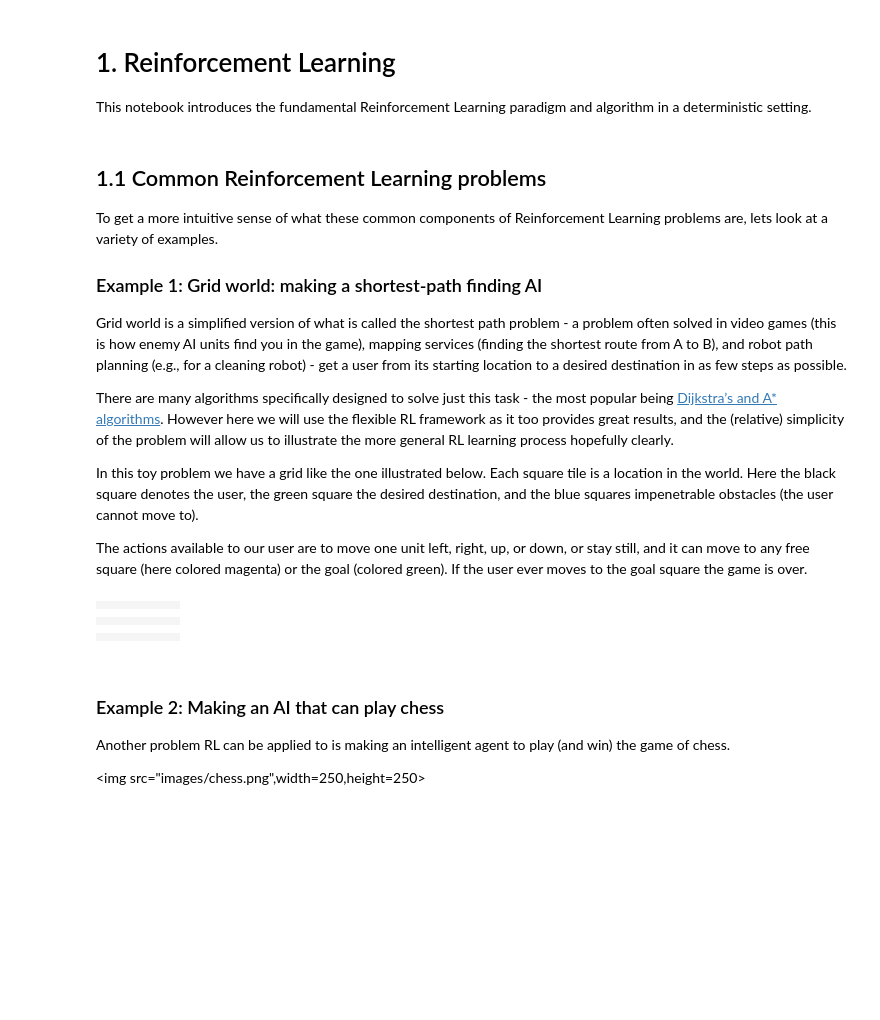
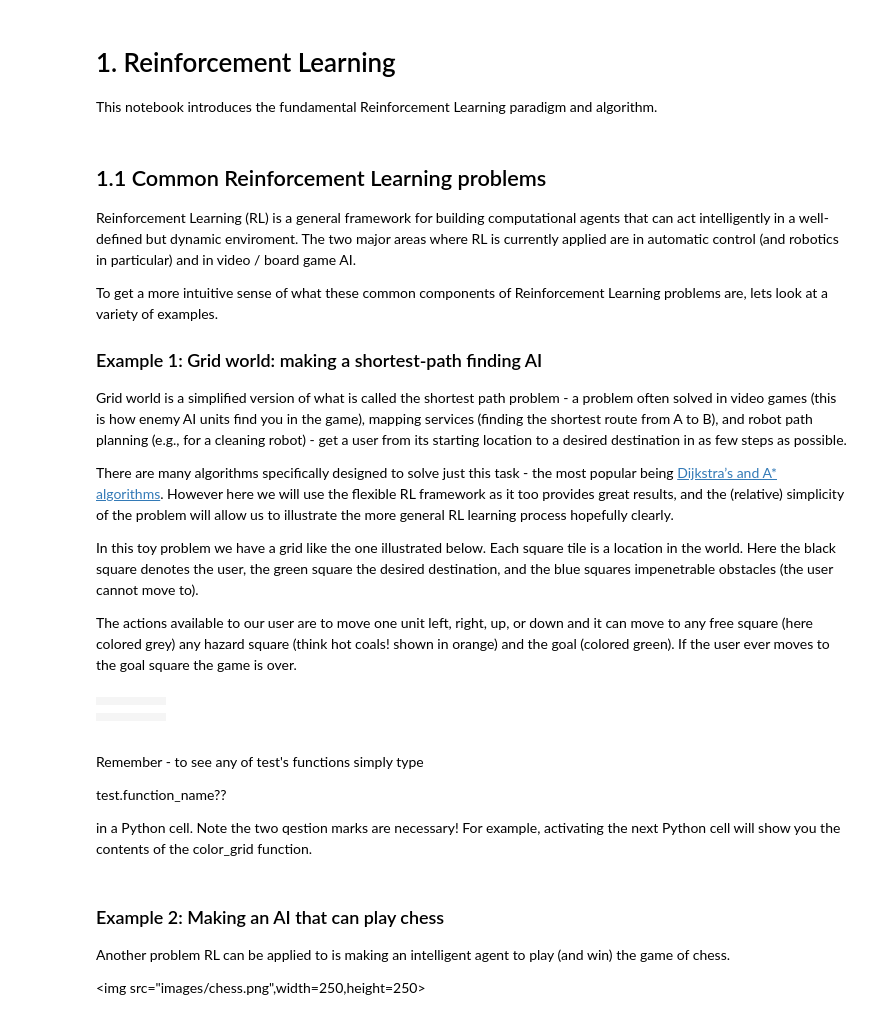
Before and after one commit to neonwatty/RL_demo, a Jupyter notebook: RL_demos_v1.ipynb, the cells around one changed output. Saved outputs shown, nothing was run; the diff lists cells and outputs as text; code cells hidden in the pictures; blank space fills up the shorter version.

```diff
--- a/RL_demos_v1.ipynb
+++ b/RL_demos_v1.ipynb
@@ -1,9 +18,10 @@
 # %% [markdown]
 #  1.  Reinforcement Learning
 
-This notebook introduces the fundamental Reinforcement Learning paradigm and algorithm in a deterministic setting.
+This notebook introduces the fundamental Reinforcement Learning paradigm and algorithm.
 # %% [markdown]
 ## 1.1 Common Reinforcement Learning problems
+Reinforcement Learning (RL) is a general framework for building computational agents that can act intelligently in a well-defined but dynamic enviroment.  The two major areas where RL is currently applied are in automatic control (and robotics in particular) and in video / board game AI.
 
 To get a more intuitive sense of what these common components of Reinforcement Learning problems are, lets look at a variety of examples.
 
@@ -15,15 +33,19 @@ There are many algorithms specifically designed to solve just this task - the mo
 
 In this toy problem we have a grid like the one illustrated below.  Each square tile is a location in the world.  Here the black square denotes the user, the green square the desired destination, and the blue squares impenetrable obstacles (the user cannot move to).
 
-The actions available to our user are to move one unit left, right, up, or down, or stay still, and it can move to any free square (here colored magenta) or the goal (colored green).  If the user ever moves to the goal square the game is over.
+The actions available to our user are to move one unit left, right, up, or down and it can move to any free square (here colored grey) any hazard square (think hot coals! shown in orange) and the goal (colored green).  If the user ever moves to the goal square the game is over.
 # %%
 from my_gridworld import my_gridworld
-test = my_gridworld()
+test = my_gridworld(grid_size = 'small')
 test.color_grid()
 # %% [output]
-|  |  |  |  |  |  |
-|  |  |  |  |  |  |
-|  |  |  |  |  |  |
-|  |  |  |  |  |  |
-|  |  |  |  |  |  |
-|  |  |  |  |  |  |
+|  |  |  |  |  |
+|  |  |  |  |  |
+|  |  |  |  |  |
+|  |  |  |  |  |
+# %% [markdown]
+Remember - to see any of test's functions simply type
+
+test.function_name??
+
+in a Python cell.  Note the two qestion marks are necessary!  For example, activating the next Python cell will show you the contents of the color_grid function.
```
Also changed, not shown: parts of 29 cells of this notebook, 7 other files.
